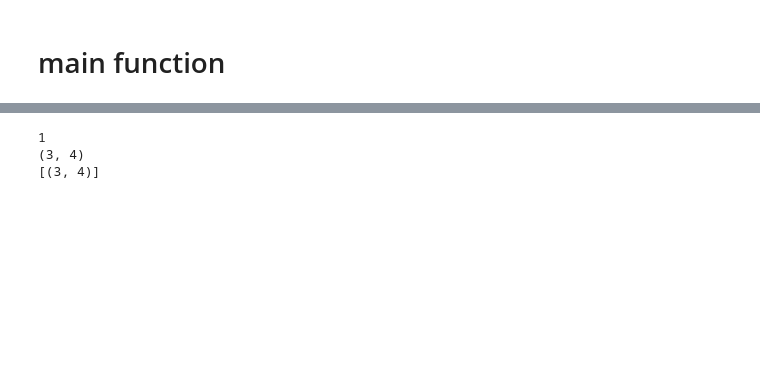
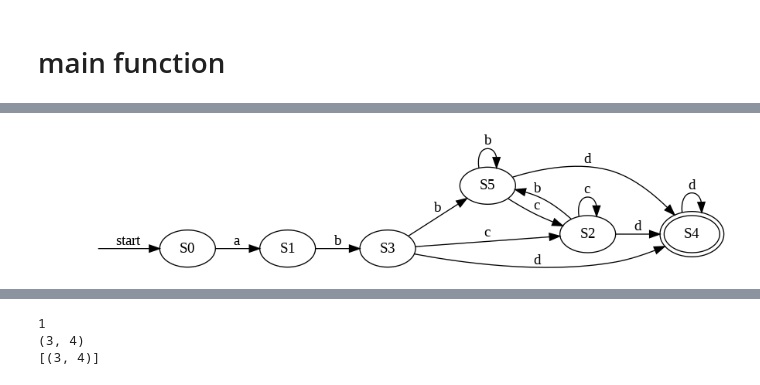
Before and after one commit to MaiAbdelhameed/Regex-to-Min-DFA, a Jupyter notebook: Compilers_Assignment_DFA.ipynb, the cells around one changed output, grey strips where cells are left out. Drawn from its saved outputs; the diff is of its cells as text; code cells hidden in the pictures; blank space fills up the shorter version.

```diff
--- a/Compilers_Assignment_DFA.ipynb
+++ b/Compilers_Assignment_DFA.ipynb
@@ -1188,0 +1098,93 @@ S4 S5 False
+# %%
+def graph_minimized(dfa, pairs_dict):
+    # all unique states in dfa
+    all_states = list(set((dfa.starting_state + dfa.accepting_state + dfa.inner_states)))
+
+    # get_label(pairs_dict)
+    # get all pairs el shabah ba3d to minimize
+    pairs_defined = []
+    for key, value in pairs_dict.items():
+        if value:
+            pairs_defined.append(key)
+
+    all_edges = []
+    for s in all_states:
+        for e in s.get_outgoing_edges():
+            # print(str(e))
+            all_edges.append(e)
+
+
+    nodes_to_remove = []
+    edges_available = set()
+    new_edges = []
+    for p in pairs_defined:
+        s1, s2 = p
+        # print(s1.label + ' ' + s2.label)
+        # KEEP S1
+        # REMOVE S2
+        for n in all_edges:
+            # print("edge before change = ", str(n))
+
+            # if n.source not in (s1.label, s2.label) or n.destination not in (s1.label, s2.label):
+            #     new_edges.append(n)
+            #     continue
+
+            if n.source in nodes_to_remove and n.destination in nodes_to_remove:
+                continue
+
+
+            if n.source == s2.label:
+                if (n.label, n.source, n.destination) in edges_available:
+                    edges_available.remove((n.label, n.source, n.destination))
+                    new_edges.remove(n)
+                n.source = s1.label
+
+            if n.destination == s2.label:
+                if (n.label, n.source, n.destination) in edges_available:
+                    edges_available.remove((n.label, n.source, n.destination))
+                    new_edges.remove(n)
+                n.destination = s1.label
+
+            # print("edge after change = ", str(n))
+            # print()
+
+            if (n.label, n.source, n.destination) not in edges_available:
+                # print((n.label, n.source, n.destination))
+                edges_available.add((n.label, n.source, n.destination))
+                # print("available-edges = ", edges_available)
+                new_edges.append(n)
+
+
+
+        if s2.label not in nodes_to_remove:
+            nodes_to_remove.append(s2.label)
+
+        # print("nodes to remove ",nodes_to_remove)
+        # print()
+
+    # for e in edges_available:
+    #     print(e)
+
+    # get_label(pairs_dict)
+
+    for n in nodes_to_remove:
+        st = dfa.get_state(n)
+        dfa.delete_state(st)
+
+    # print(str(dfa))
+    visualize_min_DFA(dfa)
+
+
+    return dfa
+
+
+regex = input()
+dfa = regex_to_DFA(regex)
+pairs_dict = min_DFA(dfa)
+new_dfa = graph_minimized(dfa, pairs_dict)
+# all_states = list(set((new_dfa.starting_state + new_dfa.accepting_state + new_dfa.inner_states)))
+# for s in all_states:
+#     print(s.label)
+#     for e in s.get_outgoing_edges():
+#         print(str(e))
+# %% [output]
@@ -1188,0 +1196 @@ S4 S5 False
+[figure, added]
```
Also changed, not shown: parts of 10 cells of this notebook.
